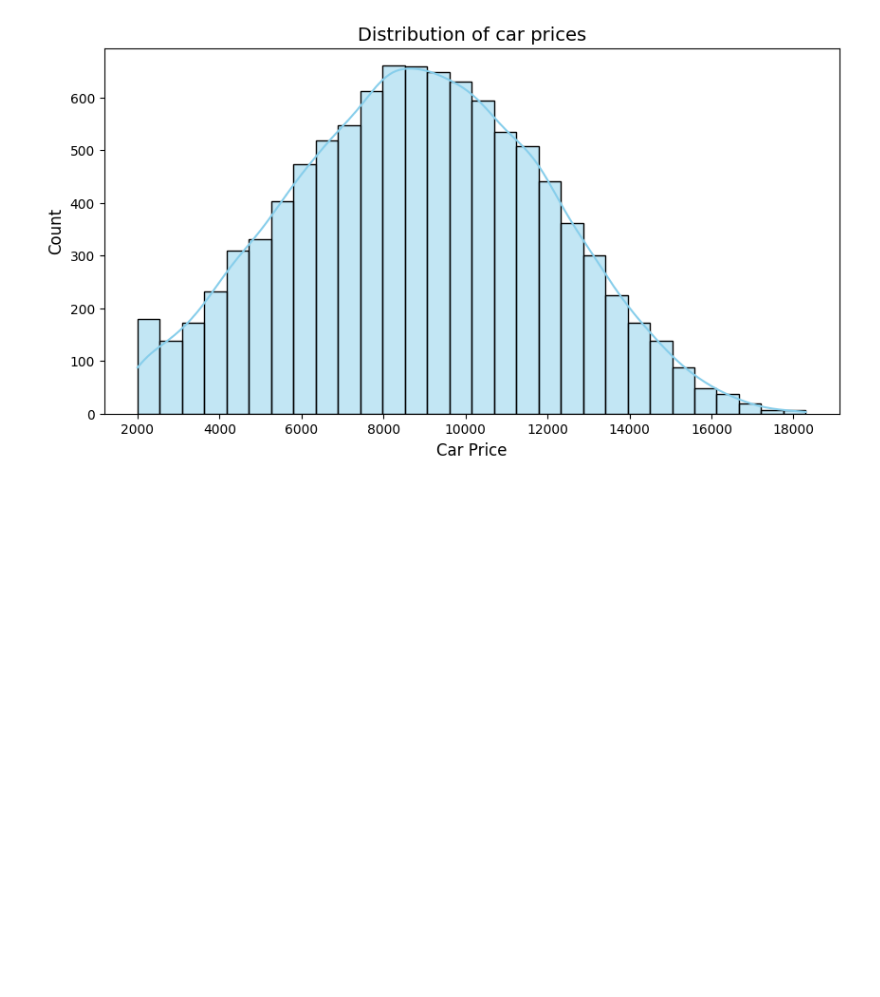
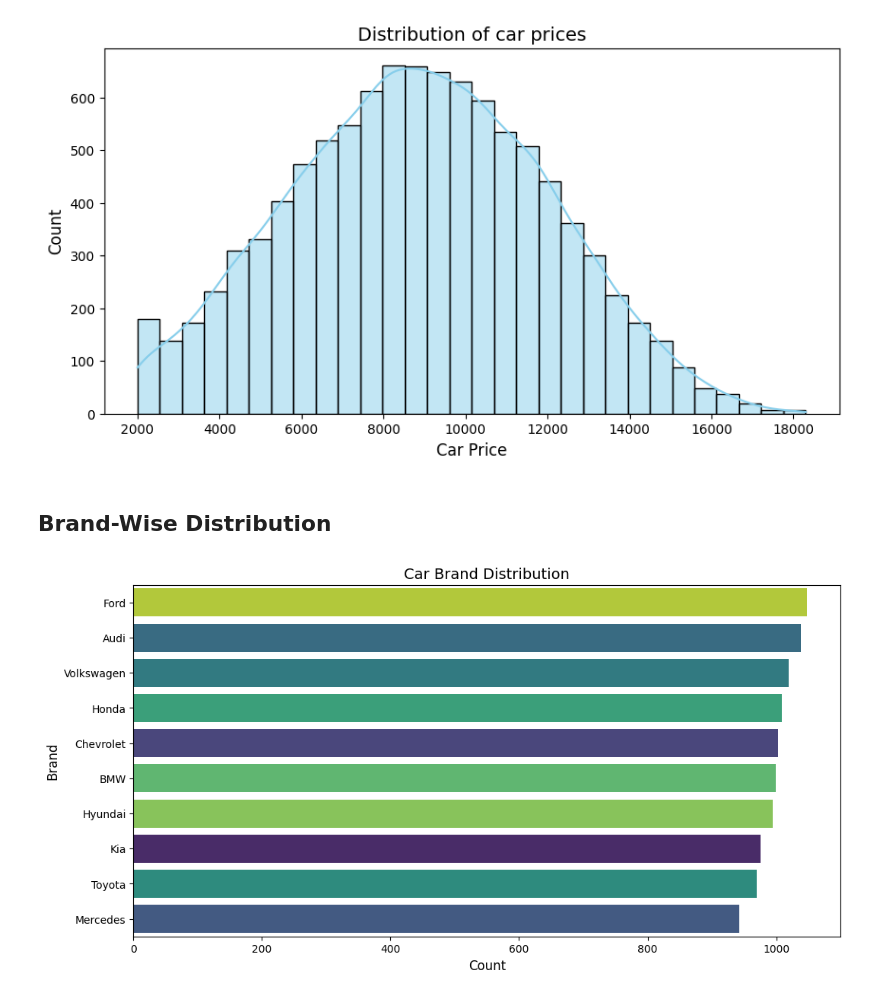
Before and after one commit to devarshi002/Car_price_data_analysis, a Jupyter notebook: test.ipynb, the cells around one changed output. Cells and saved outputs as stored; diff of their text form; code cells hidden in the pictures; blank space fills up the shorter version.

```diff
--- a/test.ipynb
+++ b/test.ipynb
@@ -115,3 +115,25 @@ plt.show()
 # KDE (Kernel Density Estimation) helps see the smooth probability curve.
 # %% [output]
 [figure]
+# %% [markdown]
+## Brand-Wise Distribution
+# %%
+# Set figure size
+plt.figure(figsize=(12, 6))
+
+# Countplot with fixed hue assignment
+sns.countplot(y=df["Brand"], order=df["Brand"].value_counts().index, hue=df["Brand"], legend=False, palette="viridis")
+
+# Labels and title
+plt.xlabel("Count", fontsize=12)
+plt.ylabel("Brand", fontsize=12)
+plt.title("Car Brand Distribution", fontsize=14)
+
+# Show the plot
+plt.show()
+
+# Analysis:
+# The most frequent brands will be at the top.
+# Helps identify popular brands and less common brands.
+# %% [output]
+[figure, added]
```
